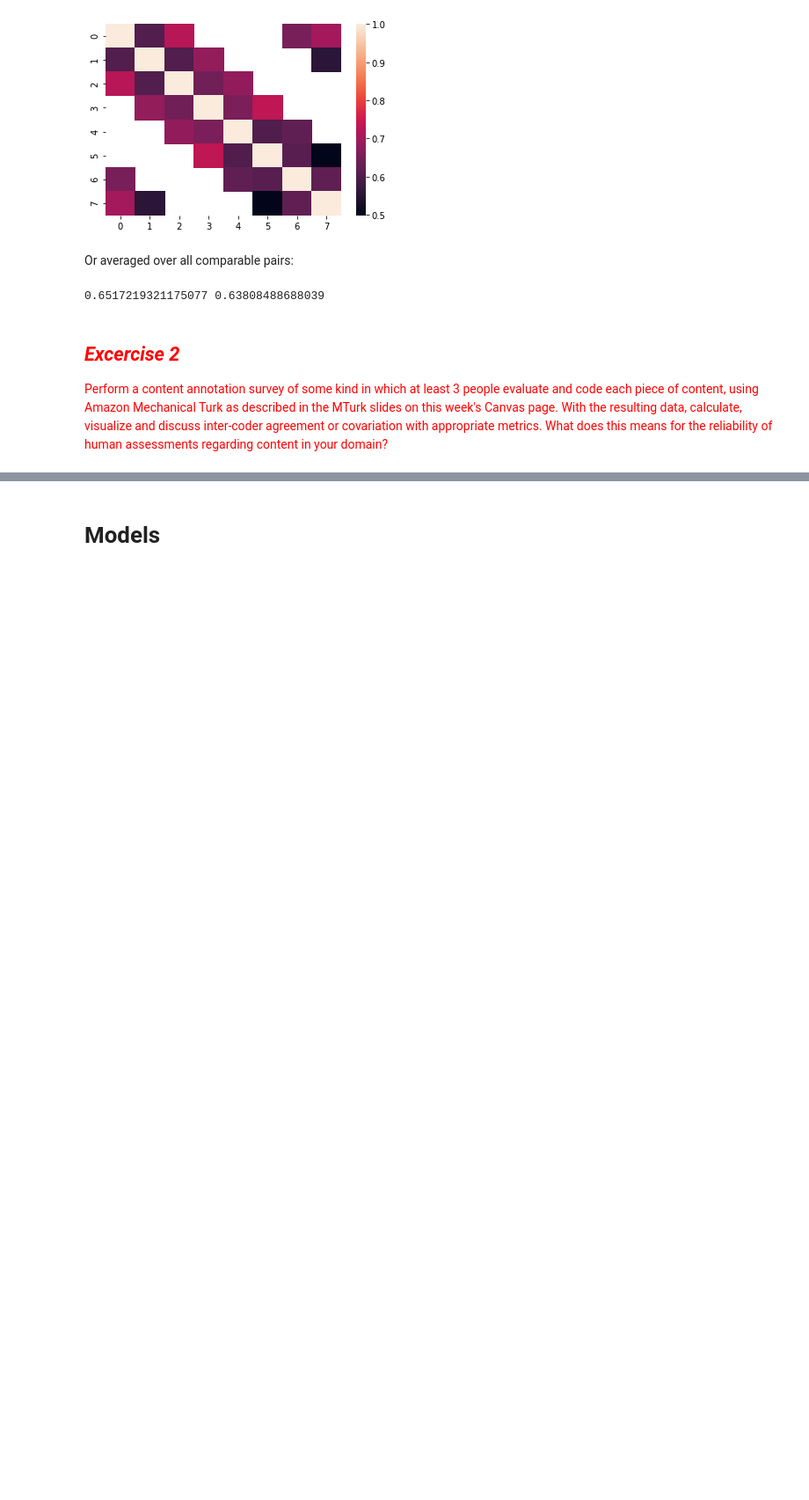
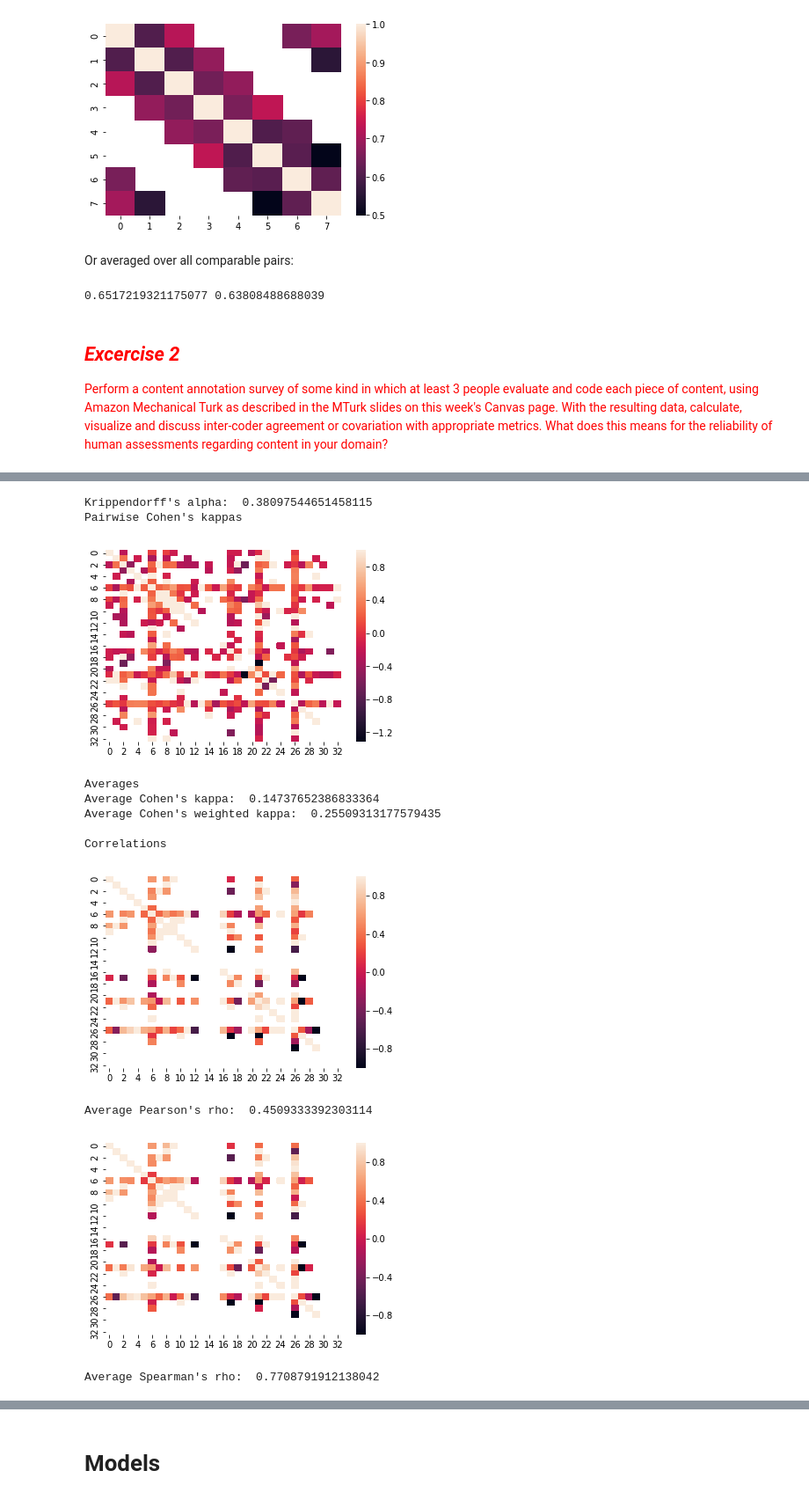
Before and after one commit to sunnyjooey/content-analysis-2018, a Jupyter notebook: 5-Reliability/5-Reliability.ipynb, the cells around one changed output, grey strips where cells are left out. Shown: that part at 88% size. Drawn from its saved outputs; the diff is of its cells as text; code cells hidden in the pictures; blank space fills up the shorter version.

```diff
--- a/5-Reliability/5-Reliability.ipynb
+++ b/5-Reliability/5-Reliability.ipynb
@@ -233,0 +330,15 @@ print(pairwise_metric_average(pearsons_rho,anno.annotations), pairwise_metric_av
+# %%
+compareAll(anno_q2)
+# %% [output]
+Krippendorff's alpha:  0.38097544651458115
+Pairwise Cohen's kappas
+[figure, added]
+Averages
+Average Cohen's kappa:  0.14737652386833364
+Average Cohen's weighted kappa:  0.25509313177579435
+
+Correlations
+[figure, added]
+Average Pearson's rho:  0.4509333392303114
+[figure, added]
+Average Spearman's rho:  0.7708791912138042
```
Also changed, not shown: parts of 16 cells of this notebook.
